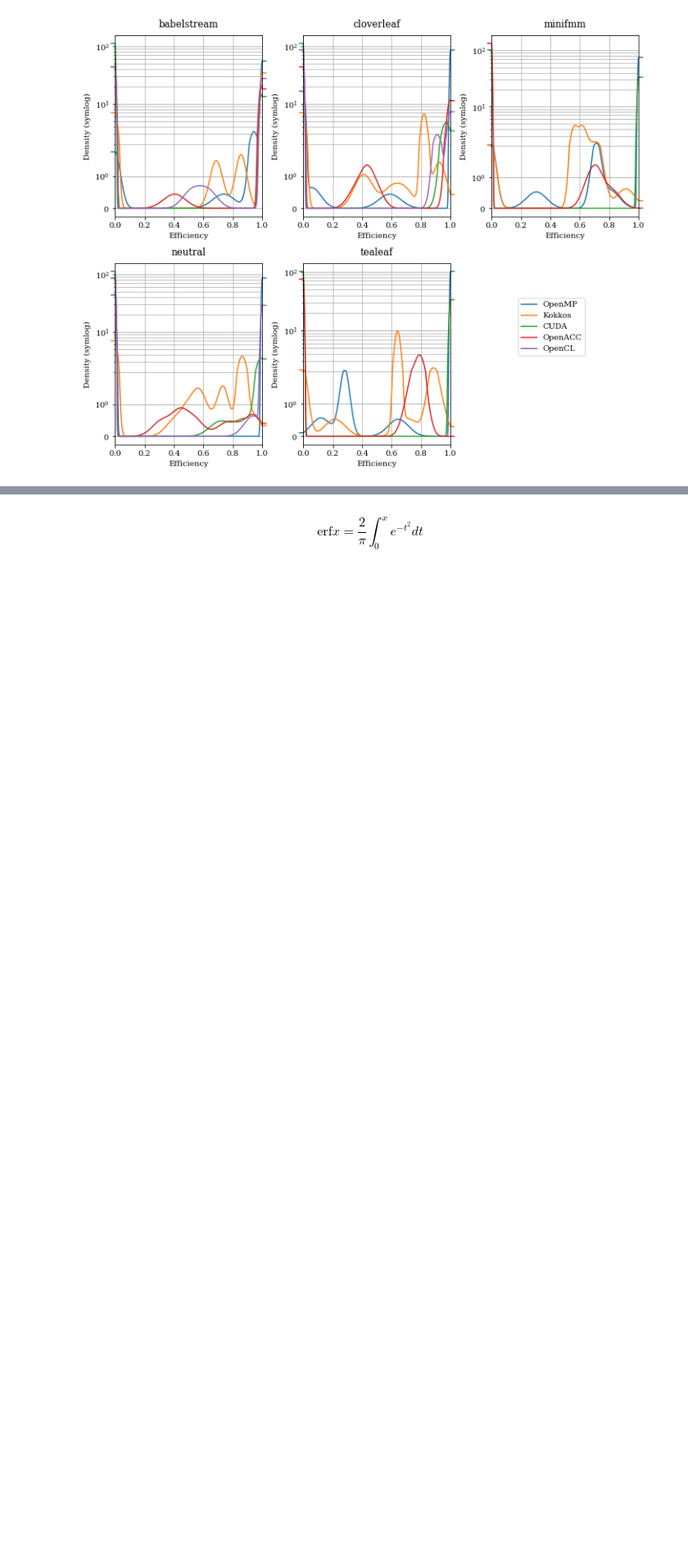
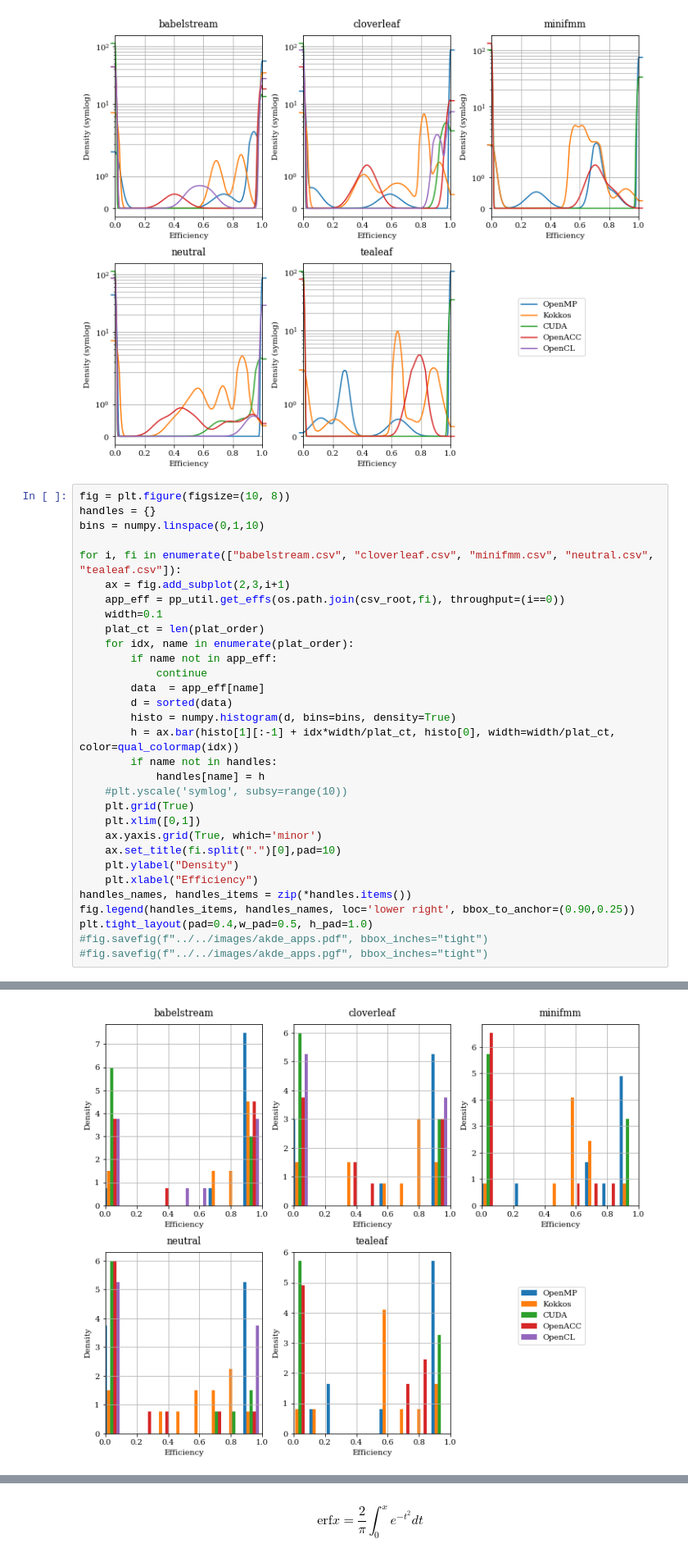
Before and after one commit to UoB-HPC/performance-portability, a Jupyter notebook: metrics/scripts/Adaptive Kernel Density Estimation.ipynb, the cells around one changed output, grey strips where cells are left out. Shown: that part at 82% size. Cells and saved outputs as stored; diff of their text form; blank space fills up the shorter version.

Commit message:
Add histogram candidate for applications

```diff
--- a/metrics/scripts/Adaptive Kernel Density Estimation.ipynb
+++ b/metrics/scripts/Adaptive Kernel Density Estimation.ipynb
@@ -245,3 +245,35 @@ fig.savefig(f"../../images/akde_apps.pdf", bbox_inches="tight")
 fig.savefig(f"../../images/akde_apps.pgf", bbox_inches="tight")
 # %% [output]
 [figure]
+# %%
+fig = plt.figure(figsize=(10, 8))
+handles = {}
+bins = numpy.linspace(0,1,10)
+
+for i, fi in enumerate(["babelstream.csv", "cloverleaf.csv", "minifmm.csv", "neutral.csv", "tealeaf.csv"]):
+    ax = fig.add_subplot(2,3,i+1)
+    app_eff = pp_util.get_effs(os.path.join(csv_root,fi), throughput=(i==0))
+    width=0.1
+    plat_ct = len(plat_order)
+    for idx, name in enumerate(plat_order):
+        if name not in app_eff:
+            continue
+        data  = app_eff[name]
+        d = sorted(data)
+        histo = numpy.histogram(d, bins=bins, density=True)
+        h = ax.bar(histo[1][:-1] + idx*width/plat_ct, histo[0], width=width/plat_ct, color=qual_colormap(idx))
+        if name not in handles:
+            handles[name] = h
+    #plt.yscale('symlog', subsy=range(10))
+    plt.grid(True)
+    plt.xlim([0,1])
+    ax.yaxis.grid(True, which='minor')
+    ax.set_title(fi.split(".")[0],pad=10)
+    plt.ylabel("Density")
+    plt.xlabel("Efficiency")
+handles_names, handles_items = zip(*handles.items())
+fig.legend(handles_items, handles_names, loc='lower right', bbox_to_anchor=(0.90,0.25))
+plt.tight_layout(pad=0.4,w_pad=0.5, h_pad=1.0)
+#fig.savefig(f"../../images/akde_apps.pdf", bbox_inches="tight")
+#fig.savefig(f"../../images/akde_apps.pgf", bbox_inches="tight")
+# %% [output]
@@ -248,3 +285,4 @@ fig.savefig(f"../../images/akde_apps.pgf", bbox_inches="tight")
+[figure, added]
 # %%
 dpi = 150.0
 fig = plt.figure(figsize=(3*1080/dpi, 2*1080/dpi))
```
Also changed, not shown: parts of 1 cell of this notebook.
